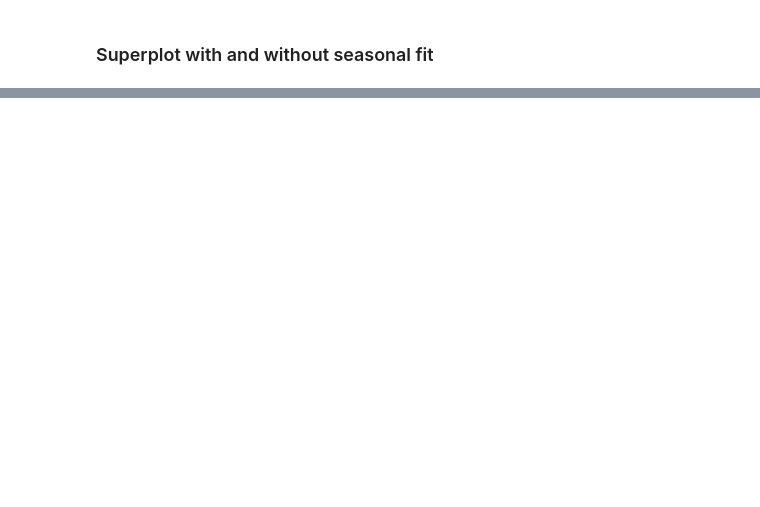
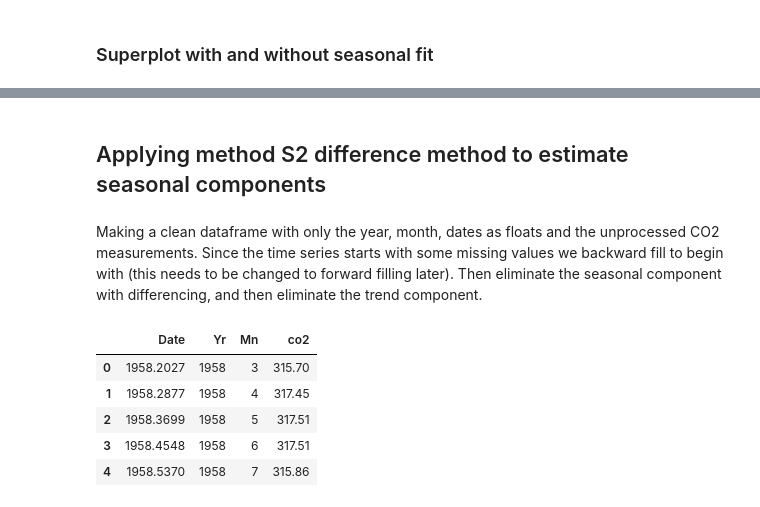
Before and after one commit to yohannjs/tidsrekker, a Jupyter notebook: yohann_exploration.ipynb, the cells around one changed output, grey strips where cells are left out. Saved outputs shown, nothing was run; the diff lists cells and outputs as text; code cells hidden in the pictures; blank space fills up the shorter version.

```diff
--- a/yohann_exploration.ipynb
+++ b/yohann_exploration.ipynb
@@ -93,0 +89,17 @@ df['MA_3'] = rolling.mean()
+# %% [markdown]
+## Applying method S2 difference method to estimate seasonal components
+# %% [markdown]
+Making a clean dataframe with only the year, month, dates as floats and the unprocessed CO2 measurements. Since the time series starts with some missing values we backward fill to begin with (this needs to be changed to forward filling later). Then eliminate the seasonal component with differencing, and then eliminate the trend component.
+# %%
+co2DF = df[['Date', 'Yr', 'Mn', 'CO2[ppm]']].copy()
+co2DF['co2'] = co2DF['CO2[ppm]']
+co2DF.drop(['CO2[ppm]'], axis=1, inplace=True)
+co2DF.fillna(method='ffill', inplace=True) # Backward filling the NaN values
+co2DF[:5]
+# %% [output]
+|  | Date | Yr | Mn | co2 |
+| 0 | 1958.2027 | 1958 | 3 | 315.70 |
+| 1 | 1958.2877 | 1958 | 4 | 317.45 |
+| 2 | 1958.3699 | 1958 | 5 | 317.51 |
+| 3 | 1958.4548 | 1958 | 6 | 317.51 |
+| 4 | 1958.5370 | 1958 | 7 | 315.86 |
```
Also changed, not shown: parts of 27 cells of this notebook.
